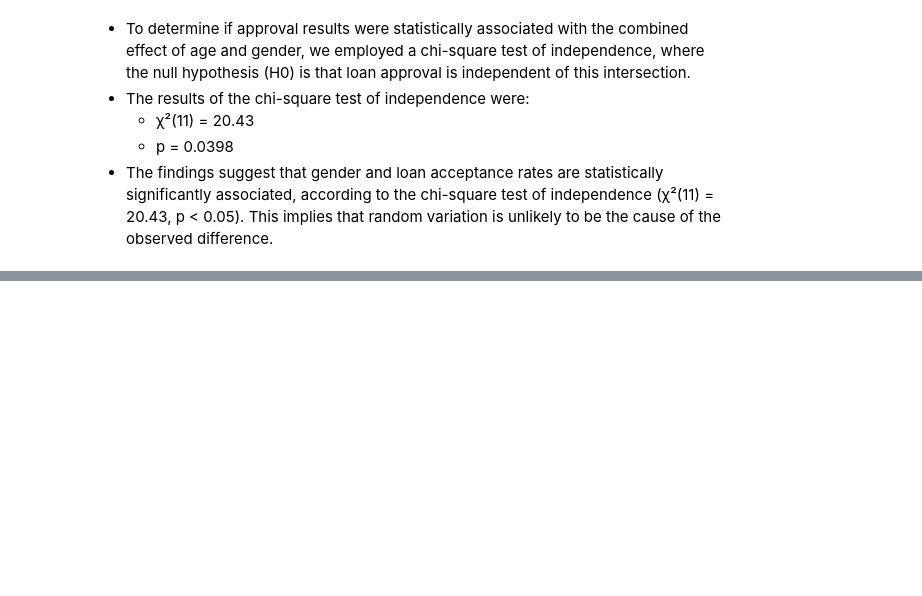
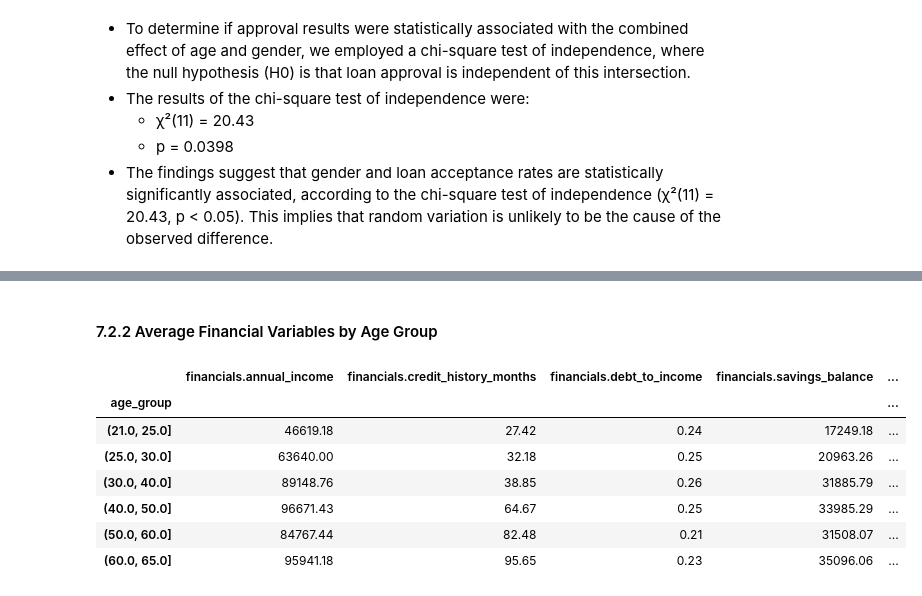
Before and after one commit to marianaclopes/dego-project-team6, a Jupyter notebook: notebooks/02-bias-analysis.ipynb, the cells around one changed output, grey strips where cells are left out. Saved outputs shown, nothing was run; the diff lists cells and outputs as text; code cells hidden in the pictures; blank space fills up the shorter version.

```diff
--- a/notebooks/02-bias-analysis.ipynb
+++ b/notebooks/02-bias-analysis.ipynb
@@ -637,0 +833,19 @@ Dependent (reject H0)
+# %% [markdown]
+#### 7.2.2 Average Financial Variables by Age Group
+# %%
+age_financial_summary = (
+    df.groupby("age_group")[cols]
+    .mean()
+    .round(2)
+)
+
+display(age_financial_summary)
+# %% [output]
+|  | financials.annual_income | financials.credit_history_months | financials.debt_to_income | financials.savings_balance | ... |
+| age_group |  |  |  |  | ... |
+| (21.0, 25.0] | 46619.18 | 27.42 | 0.24 | 17249.18 | ... |
+| (25.0, 30.0] | 63640.00 | 32.18 | 0.25 | 20963.26 | ... |
+| (30.0, 40.0] | 89148.76 | 38.85 | 0.26 | 31885.79 | ... |
+| (40.0, 50.0] | 96671.43 | 64.67 | 0.25 | 33985.29 | ... |
+| (50.0, 60.0] | 84767.44 | 82.48 | 0.21 | 31508.07 | ... |
+| (60.0, 65.0] | 95941.18 | 95.65 | 0.23 | 35096.06 | ... |
```
Also changed, not shown: parts of 27 cells of this notebook.
